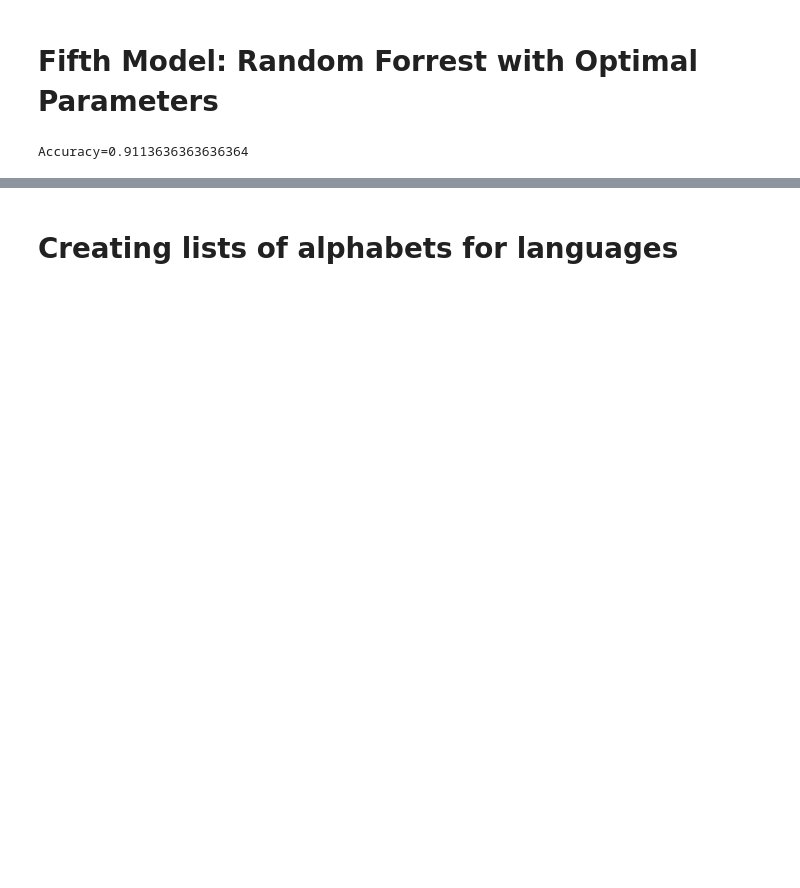
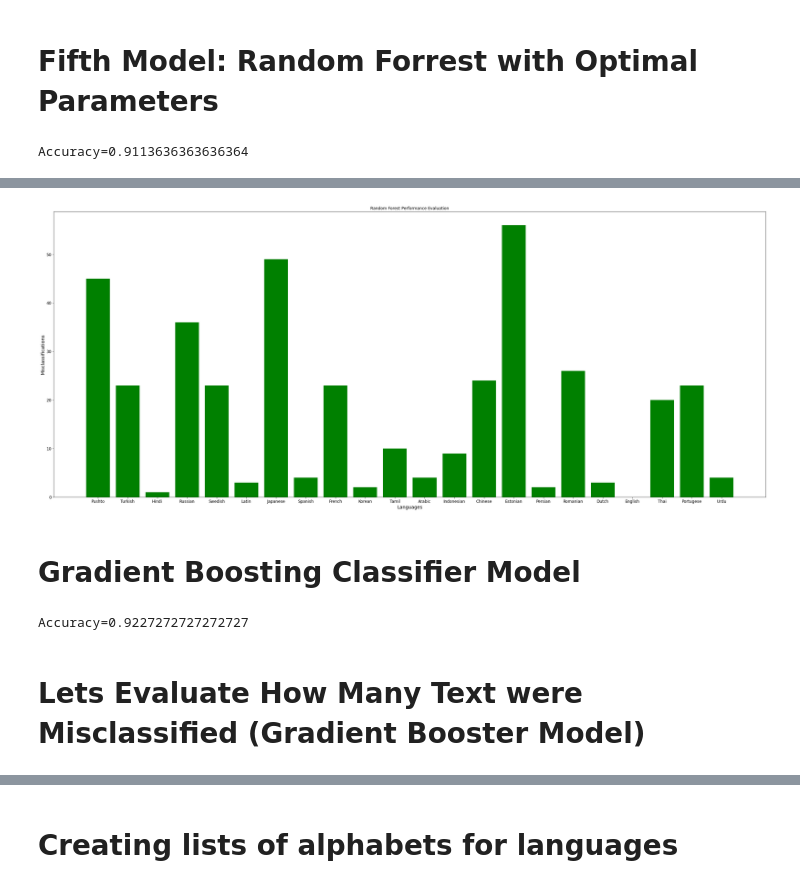
Before and after one commit to EasternUniversity/CSCI405-Language-Detection, a Jupyter notebook: Language_Detector_Jesse-2.ipynb, the cells around one changed output, grey strips where cells are left out. Saved outputs shown, nothing was run; the diff lists cells and outputs as text; code cells hidden in the pictures; blank space fills up the shorter version.

```diff
--- a/Language_Detector_Jesse-2.ipynb
+++ b/Language_Detector_Jesse-2.ipynb
@@ -526,0 +722,11 @@ Accuracy=0.4152272727272727
+# %%
+# Labels
+label_arr = np.array(y_test) # store actual label into array data structure
+label_DF = pd.DataFrame(label_arr, columns = ['Labels']) # store actual label into Data Frame data structure
+
+# Predictions
+pred_arr2 = np.array(y_preds_opt) # store predictions in array
+pred_DF2 = pd.DataFrame(pred_arr2, columns = ['Predictions']) # store actual label into Data Frame data structure
+
+# Combine Dfs to together to create one DF
+label_DF2 = label_DF.assign(Predictions=pred_DF2) #assign invocation used to place the reg_outputs list as a column and values called regreesion_predicted
@@ -526,0 +808,39 @@ Accuracy=0.4152272727272727
+# %%
+import matplotlib.pyplot as plt
+
+# construct figure
+fig = plt.figure()
+ax = fig.add_axes([0,0,5,3])
+
+# Construct bar plot and showcase
+ax.bar(lang_list,language_count_arr, color = "Green")
+plt.xlabel('Languages')
+plt.ylabel('Misclassifications')
+plt.title('Random Forest Performance Evaluation')
+plt.show()
+# %% [output]
+[figure, added]
+# %% [markdown]
+# Gradient Boosting Classifier Model
+# %%
+from sklearn.ensemble import GradientBoostingClassifier
+
+# instantiate our model
+gbrt = GradientBoostingClassifier(random_state=42)
+
+# train our model
+gbrt.fit(X_train_ready, y_train_ready)
+
+# save predictions
+gbrt_preds = gbrt.predict(X_test_ready)
+
+from sklearn.metrics import accuracy_score
+
+# instantiate accuracy score
+acc_score_gbrt = accuracy_score(y_test, gbrt_preds)
+
+print('Accuracy=%s' % (acc_score_gbrt))
+# %% [output]
+Accuracy=0.9227272727272727
+# %% [markdown]
+# Lets Evaluate How Many Text were Misclassified (Gradient Booster Model)
```
Also changed, not shown: parts of 37 cells of this notebook, 1 other file.
